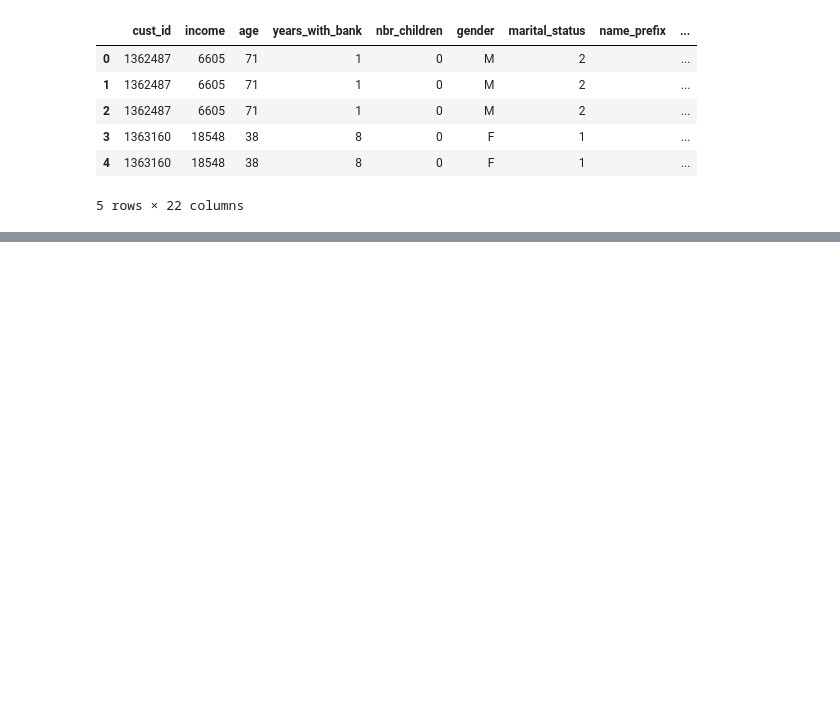
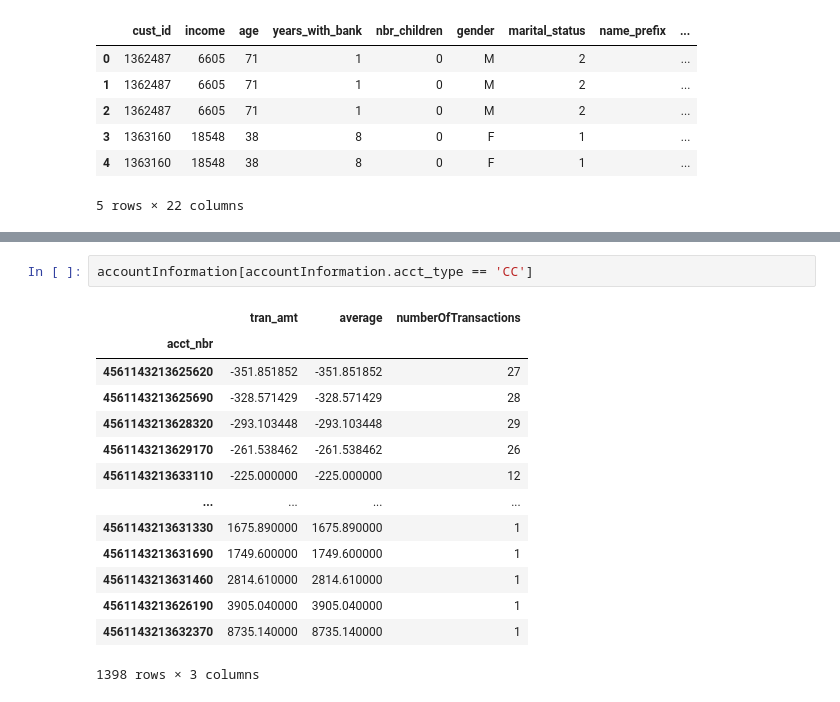
Before and after one commit to JamesKha/mini-project-III, a Jupyter notebook: mini-project-III.ipynb, the cells around one changed output, grey strips where cells are left out. Saved outputs shown, nothing was run; the diff lists cells and outputs as text; blank space fills up the shorter version.

Commit message:
Big or Small Transactions are made

```diff
--- a/mini-project-III.ipynb
+++ b/mini-project-III.ipynb
@@ -180,0 +190,17 @@ accountCustomerInformation.head()
+# %%
+accountInformation[accountInformation.acct_type == 'CC']
+# %% [output]
+|  | tran_amt | average | numberOfTransactions |
+| acct_nbr |  |  |  |
+| 4561143213625620 | -351.851852 | -351.851852 | 27 |
+| 4561143213625690 | -328.571429 | -328.571429 | 28 |
+| 4561143213628320 | -293.103448 | -293.103448 | 29 |
+| 4561143213629170 | -261.538462 | -261.538462 | 26 |
+| 4561143213633110 | -225.000000 | -225.000000 | 12 |
+| ... | ... | ... | ... |
+| 4561143213631330 | 1675.890000 | 1675.890000 | 1 |
+| 4561143213631690 | 1749.600000 | 1749.600000 | 1 |
+| 4561143213631460 | 2814.610000 | 2814.610000 | 1 |
+| 4561143213626190 | 3905.040000 | 3905.040000 | 1 |
+| 4561143213632370 | 8735.140000 | 8735.140000 | 1 |
+1398 rows × 3 columns
```
Also changed, not shown: parts of 2 cells of this notebook.
